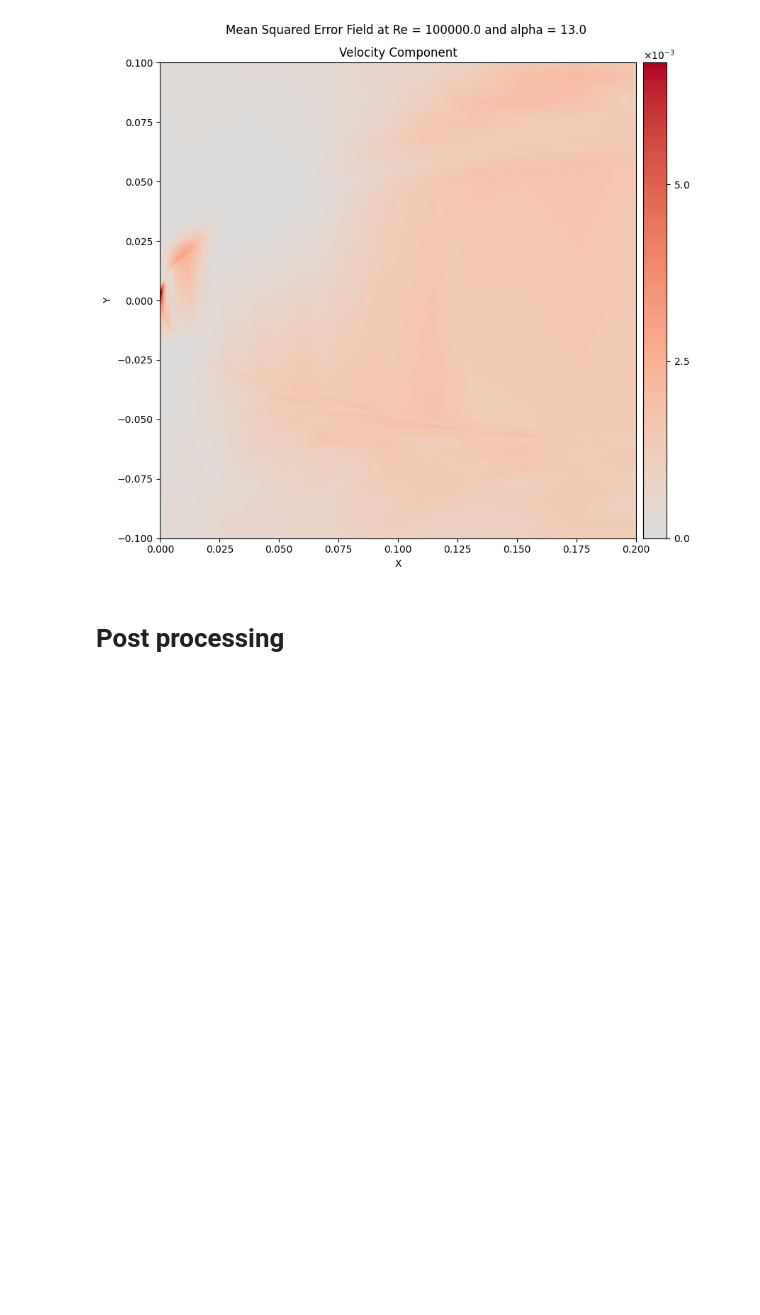
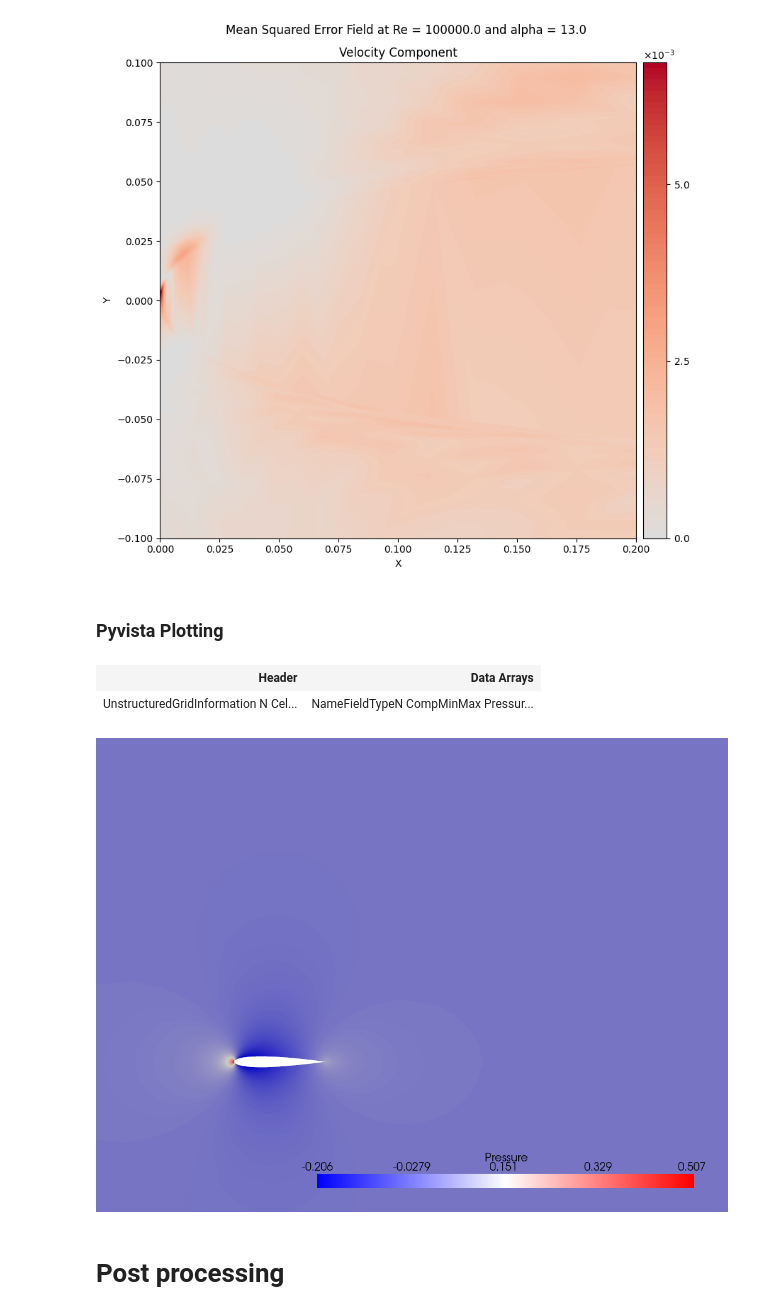
Before and after one commit to Arviano-Yuono/GAE-ROM, a Jupyter notebook: RANS_pressure_surface_training.ipynb, the cells around one changed output. Saved outputs shown, nothing was run; the diff lists cells and outputs as text; code cells hidden in the pictures; blank space fills up the shorter version.

```diff
--- a/RANS_pressure_surface_training.ipynb
+++ b/RANS_pressure_surface_training.ipynb
@@ -280,3 +280,5 @@ Using v_range: 0.006714201997965574
 [figure]
 Using v_range: 0.006714201997965574
 [figure]
+# %% [markdown]
+### Pyvista Plotting
@@ -283,3 +320,27 @@ Using v_range: 0.006714201997965574
+# %%
+import pyvista as pv
+index = 1
+mesh = pv.read(f"dataset/flows/configuration_{index}.vtu")
+mesh.clear_data()
+mesh.point_data["Pressure"] = test_dataset[test_dataset.file_index.index(index)].x.detach().cpu().numpy()
+mesh
+# mesh.write_vtu("dataset/flows/configuration_0.vtu")
+# %% [output]
+| Header | Data Arrays |
+| UnstructuredGridInformation N Cel... | NameFieldTypeN CompMinMax Pressur... |
+# %%
+plotter = pv.Plotter()
+plotter.add_mesh(mesh, scalars='Pressure', cmap='bwr')
+plotter.view_xy()
+# plotter.zoom_camera(1)
+plotter.camera_position = [
+    (0, 0, 10),   # camera location
+    (2, 1, 0),      # focal point (center of the mesh)
+    (0, 0, 0)       # view up vector (Z axis is "up")
+]
+plotter.show()
+# %% [output]
+[figure, added]
 # %% [markdown]
 # Post processing
 # %%
```
Also changed, not shown: parts of 10 cells of this notebook, 1 other file.
